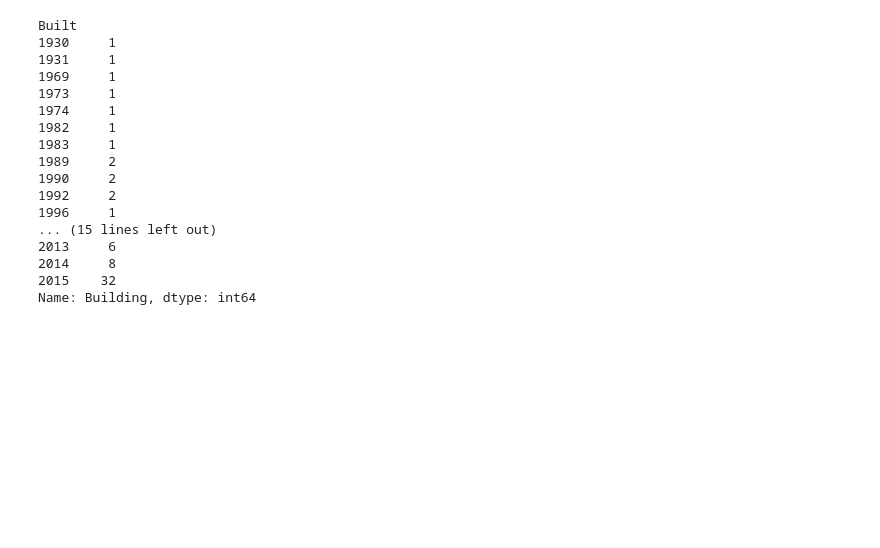
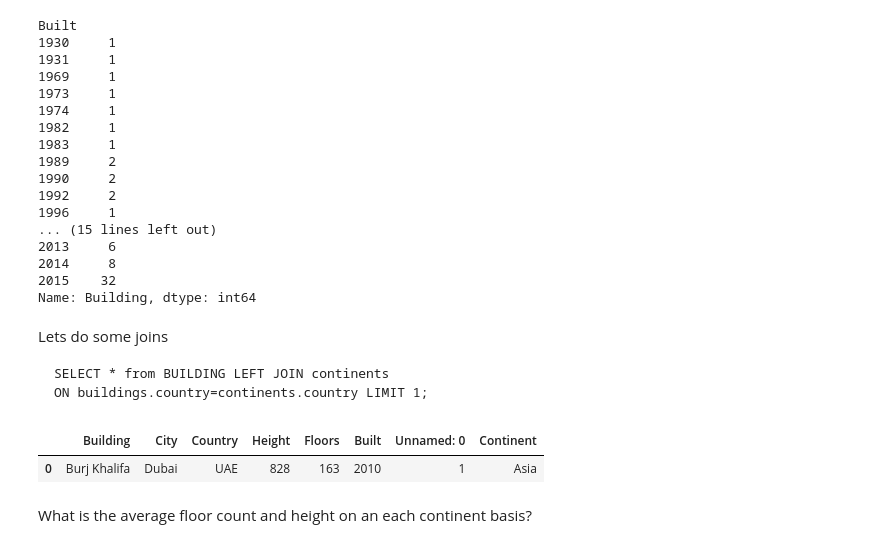
Before and after one commit to agiliq/notebooks, a Jupyter notebook: sql-equivalents.ipynb, the cells around one changed output. Drawn from its saved outputs; the diff is of its cells as text; code cells hidden in the pictures; blank space fills up the shorter version.

```diff
--- a/sql-equivalents.ipynb
+++ b/sql-equivalents.ipynb
@@ -236,3 +236,17 @@ Built
 2014     8
 2015    32
 Name: Building, dtype: int64
+# %% [markdown]
+Lets do some joins
+
+    SELECT * from BUILDING LEFT JOIN continents
+    ON buildings.country=continents.country LIMIT 1;
+# %%
+df = pd.read_csv("./buildings.csv")
+continents_df = pd.read_csv("./continents.csv")
+df.merge(continents_df, on="Country")[:1]
+# %% [output]
+|  | Building | City | Country | Height | Floors | Built | Unnamed: 0 | Continent |
+| 0 | Burj Khalifa | Dubai | UAE | 828 | 163 | 2010 | 1 | Asia |
+# %% [markdown]
+What is the average floor count and height on an each continent basis?
```
Also changed, not shown: 3 other files.
